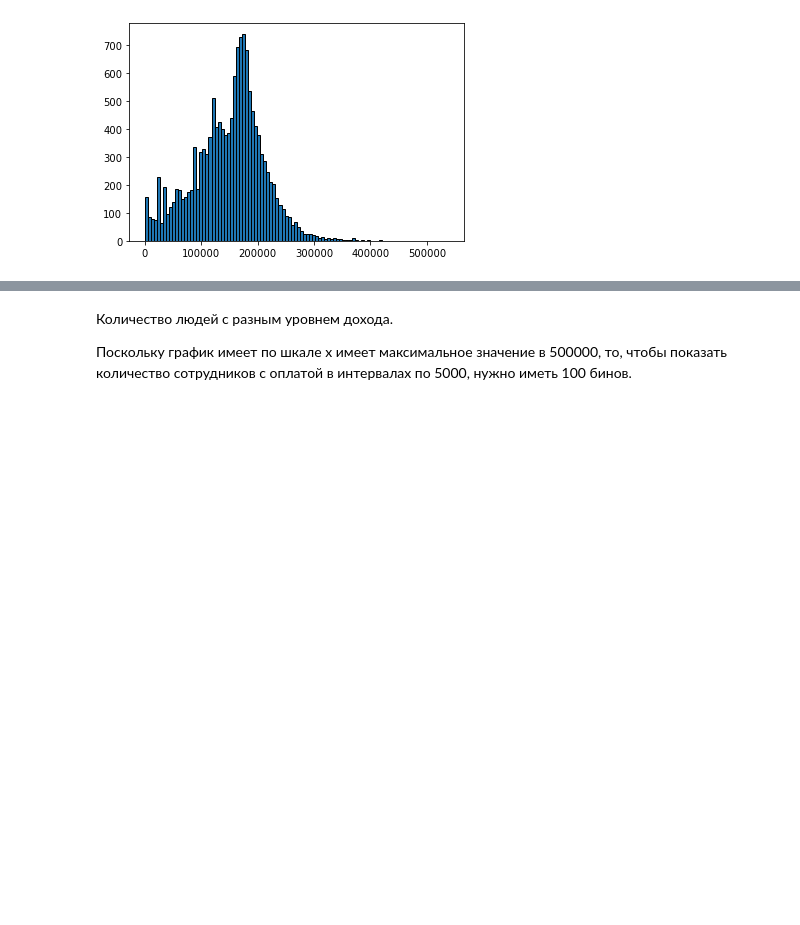
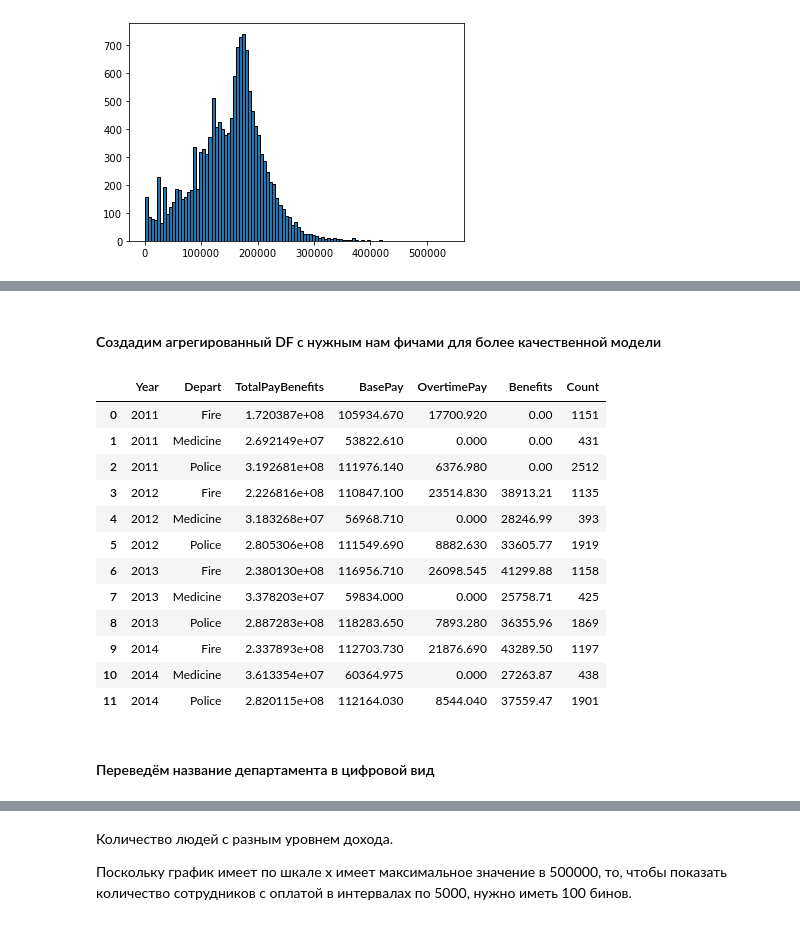
Before and after one commit to PhilippRemizov/My_final_project, a Jupyter notebook: Salaries in San Francisco.ipynb, the cells around one changed output, grey strips where cells are left out. Cells and saved outputs as stored; diff of their text form; code cells hidden in the pictures; blank space fills up the shorter version.

```diff
--- a/Salaries in San Francisco.ipynb
+++ b/Salaries in San Francisco.ipynb
@@ -73,8 +73,9 @@ Name: Status, dtype: int64
 # %% [markdown]
 Убираем ненужные колонки
 # %%
-df = df.drop('Notes',axis=1)
-df = df.drop('EmployeeName',axis=1)
+df = df.drop('Notes',axis=1) # удаляем столбец содержащий одни NaN
+df = df.drop('EmployeeName',axis=1) # удаляем столбец показывающий Имя работника
+df = df.drop('Status',axis=1) # удаляем столбец показывающий Full Time и Part Time
 # 'Not Provided' нужно заменить на NaN
 # %% [markdown]
 Заменяем текстовые значения в колонках с цифровыми значениями и удаляем строки где не заполнено название должности
@@ -480,0 +511,32 @@ plt.show()
+# %% [markdown]
+#### Создадим агрегированный DF с нужным нам фичами для более качественной модели
+# %%
+# df_with_depart_for_LR
+# df_median
+# df_median_BasePay
+# df_median_OvertimePay
+# df_median_Benefits
+# df_count_people
+# df_TotalPay
+Total_Base = pd.merge(df_TotalPay,df_median_BasePay, left_on=['Year','Depart'], right_on=['Year','Depart'])
+Total_Base_Over = pd.merge(Total_Base,df_median_OvertimePay, left_on=['Year','Depart'], right_on=['Year','Depart'])
+Total_Base_Over_Ben = pd.merge(Total_Base_Over,df_median_Benefits, left_on=['Year','Depart'], right_on=['Year','Depart'])
+Total_Base_Over_Ben_Cnt = pd.merge(Total_Base_Over_Ben,df_count_people, left_on=['Year','Depart'], right_on=['Year','Depart'])
+Total_Base_Over_Ben_Cnt
+# df_with_depart_for_LR_1 = df_with_depart_for_LR.groupby(['Year','Depart'])['JobTitle'].count().reset_index()
+# %% [output]
+|  | Year | Depart | TotalPayBenefits | BasePay | OvertimePay | Benefits | Count |
+| 0 | 2011 | Fire | 1.720387e+08 | 105934.670 | 17700.920 | 0.00 | 1151 |
+| 1 | 2011 | Medicine | 2.692149e+07 | 53822.610 | 0.000 | 0.00 | 431 |
+| 2 | 2011 | Police | 3.192681e+08 | 111976.140 | 6376.980 | 0.00 | 2512 |
+| 3 | 2012 | Fire | 2.226816e+08 | 110847.100 | 23514.830 | 38913.21 | 1135 |
+| 4 | 2012 | Medicine | 3.183268e+07 | 56968.710 | 0.000 | 28246.99 | 393 |
+| 5 | 2012 | Police | 2.805306e+08 | 111549.690 | 8882.630 | 33605.77 | 1919 |
+| 6 | 2013 | Fire | 2.380130e+08 | 116956.710 | 26098.545 | 41299.88 | 1158 |
+| 7 | 2013 | Medicine | 3.378203e+07 | 59834.000 | 0.000 | 25758.71 | 425 |
+| 8 | 2013 | Police | 2.887283e+08 | 118283.650 | 7893.280 | 36355.96 | 1869 |
+| 9 | 2014 | Fire | 2.337893e+08 | 112703.730 | 21876.690 | 43289.50 | 1197 |
+| 10 | 2014 | Medicine | 3.613354e+07 | 60364.975 | 0.000 | 27263.87 | 438 |
+| 11 | 2014 | Police | 2.820115e+08 | 112164.030 | 8544.040 | 37559.47 | 1901 |
+# %% [markdown]
+#### Переведём название департамента в цифровой вид
```
Also changed, not shown: parts of 25 cells of this notebook.
